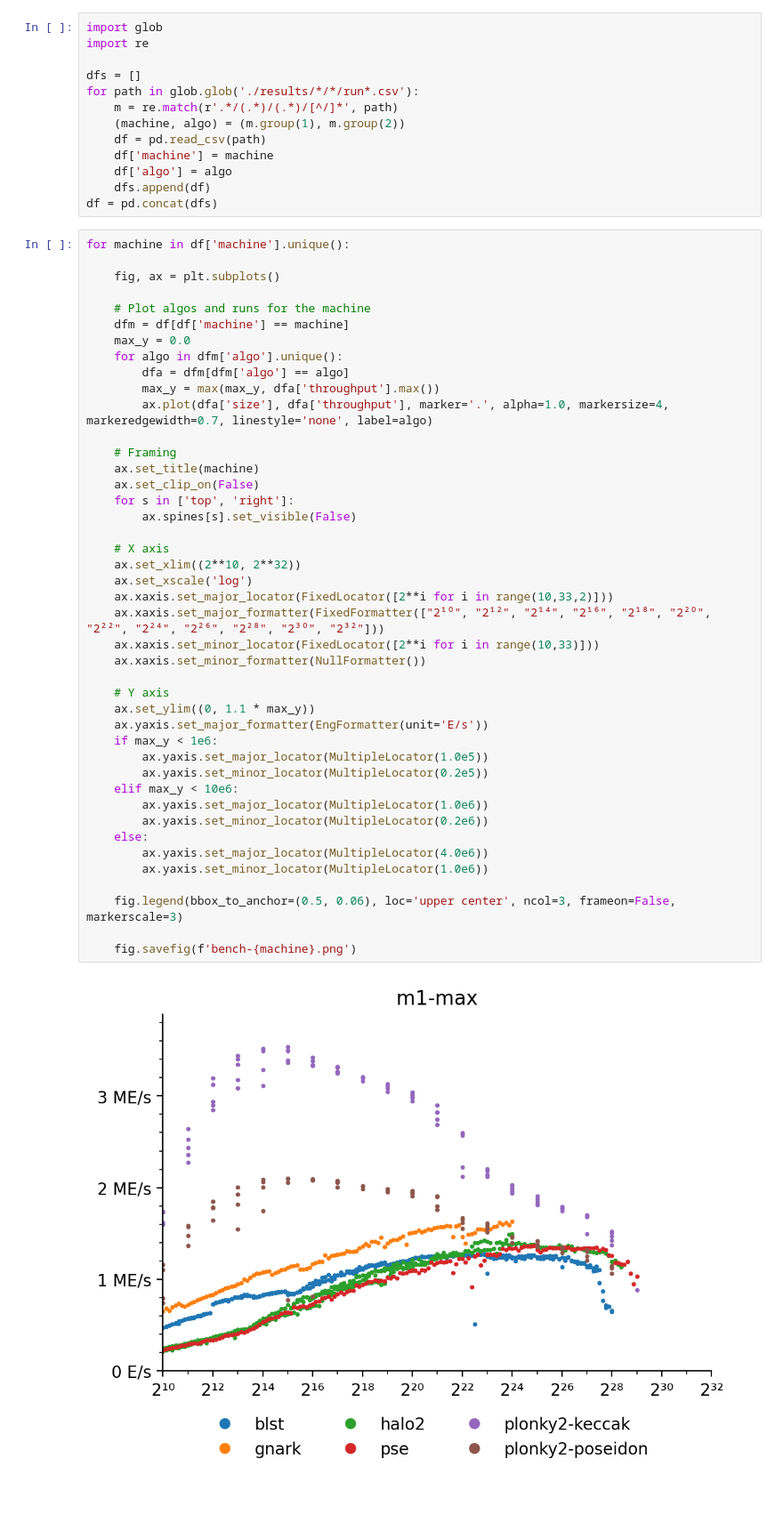
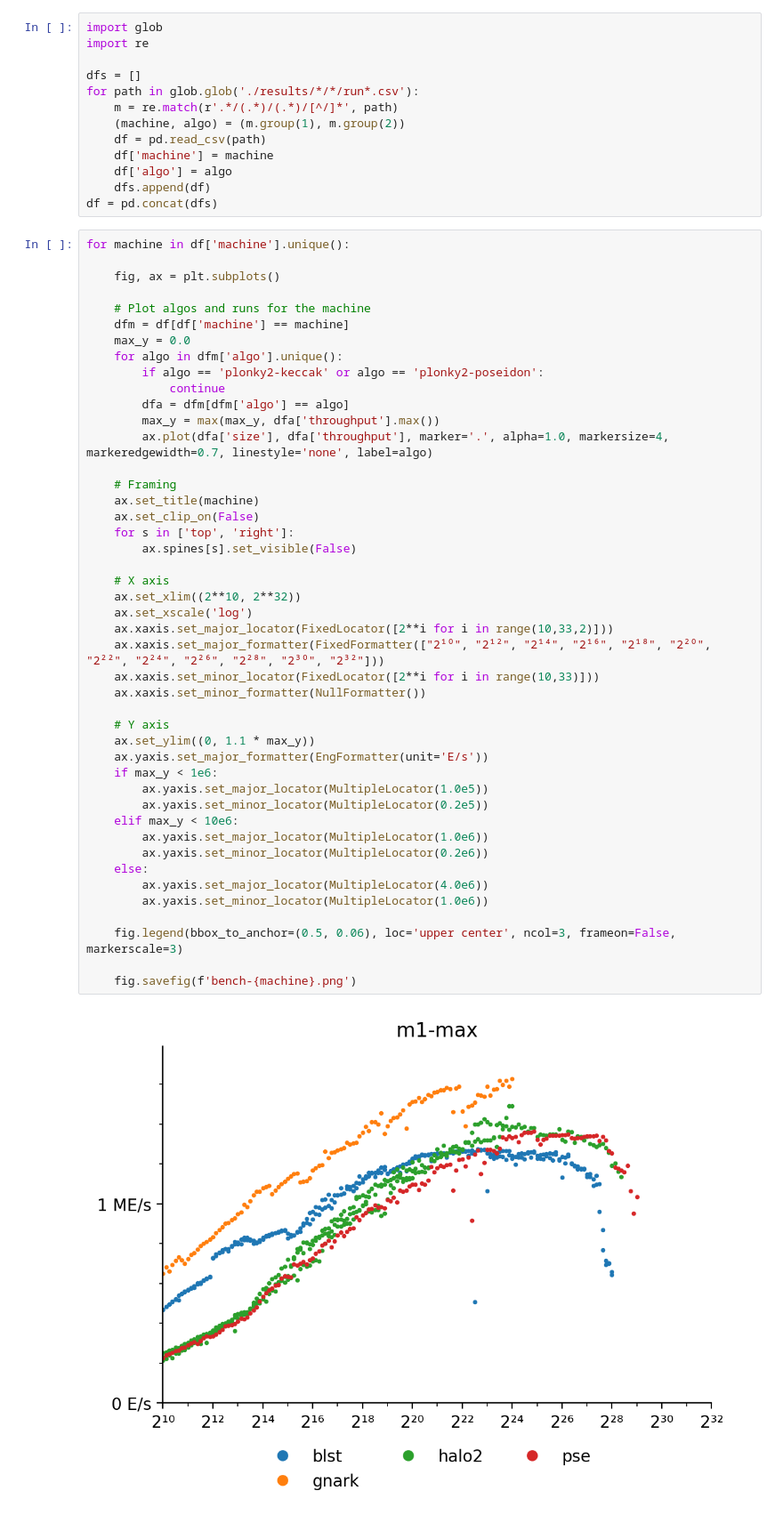
Before and after one commit to recmo/pc-bench, a Jupyter notebook: analysis.ipynb, the cells around one changed output. Shown: that part at 89% size. Saved outputs shown, nothing was run; the diff lists cells and outputs as text.

```diff
--- a/analysis.ipynb
+++ b/analysis.ipynb
@@ -49,6 +49,8 @@ for machine in df['machine'].unique():
     dfm = df[df['machine'] == machine]
     max_y = 0.0
     for algo in dfm['algo'].unique():
+        if algo == 'plonky2-keccak' or algo == 'plonky2-poseidon':
+            continue
         dfa = dfm[dfm['algo'] == algo]
         max_y = max(max_y, dfa['throughput'].max())
         ax.plot(dfa['size'], dfa['throughput'], marker='.', alpha=1.0, markersize=4, markeredgewidth=0.7, linestyle='none', label=algo)
@@ -57,31 +59,31 @@ for machine in df['machine'].unique():
     ax.set_title(machine)
     ax.set_clip_on(False)
     for s in ['top', 'right']:
         ax.spines[s].set_visible(False)
 
     # X axis
     ax.set_xlim((2**10, 2**32))
     ax.set_xscale('log')
     ax.xaxis.set_major_locator(FixedLocator([2**i for i in range(10,33,2)]))
     ax.xaxis.set_major_formatter(FixedFormatter(["2¹⁰", "2¹²", "2¹⁴", "2¹⁶", "2¹⁸", "2²⁰", "2²²", "2²⁴", "2²⁶", "2²⁸", "2³⁰", "2³²"]))
     ax.xaxis.set_minor_locator(FixedLocator([2**i for i in range(10,33)]))
     ax.xaxis.set_minor_formatter(NullFormatter())
 
     # Y axis
     ax.set_ylim((0, 1.1 * max_y))
     ax.yaxis.set_major_formatter(EngFormatter(unit='E/s'))
     if max_y < 1e6:
         ax.yaxis.set_major_locator(MultipleLocator(1.0e5))
         ax.yaxis.set_minor_locator(MultipleLocator(0.2e5))
     elif max_y < 10e6:
         ax.yaxis.set_major_locator(MultipleLocator(1.0e6))
         ax.yaxis.set_minor_locator(MultipleLocator(0.2e6))
     else:
         ax.yaxis.set_major_locator(MultipleLocator(4.0e6))
         ax.yaxis.set_minor_locator(MultipleLocator(1.0e6))
 
     fig.legend(bbox_to_anchor=(0.5, 0.06), loc='upper center', ncol=3, frameon=False, markerscale=3)
 
     fig.savefig(f'bench-{machine}.png')
 # %% [output]
-[figure, old version]
+[figure, new version]
```
Also changed, not shown: parts of 1 cell of this notebook, 30 other files.
